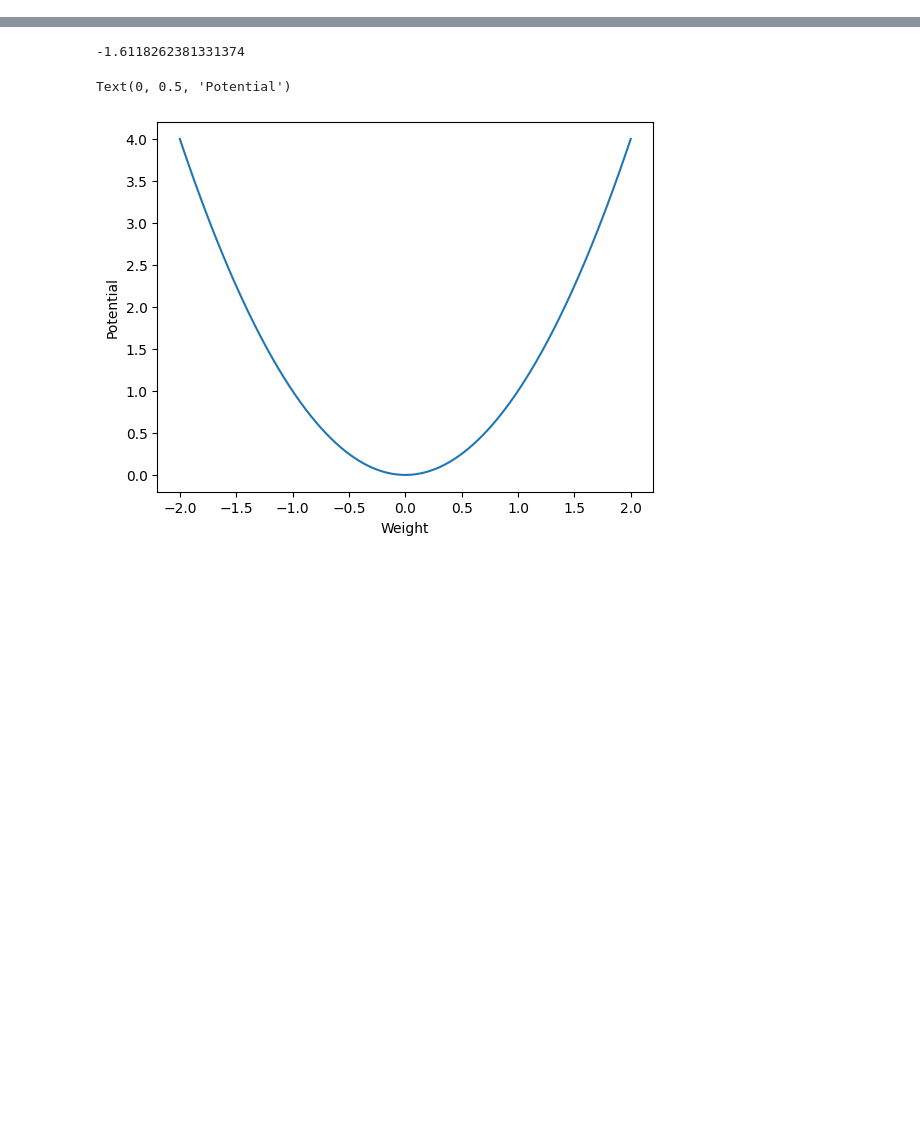
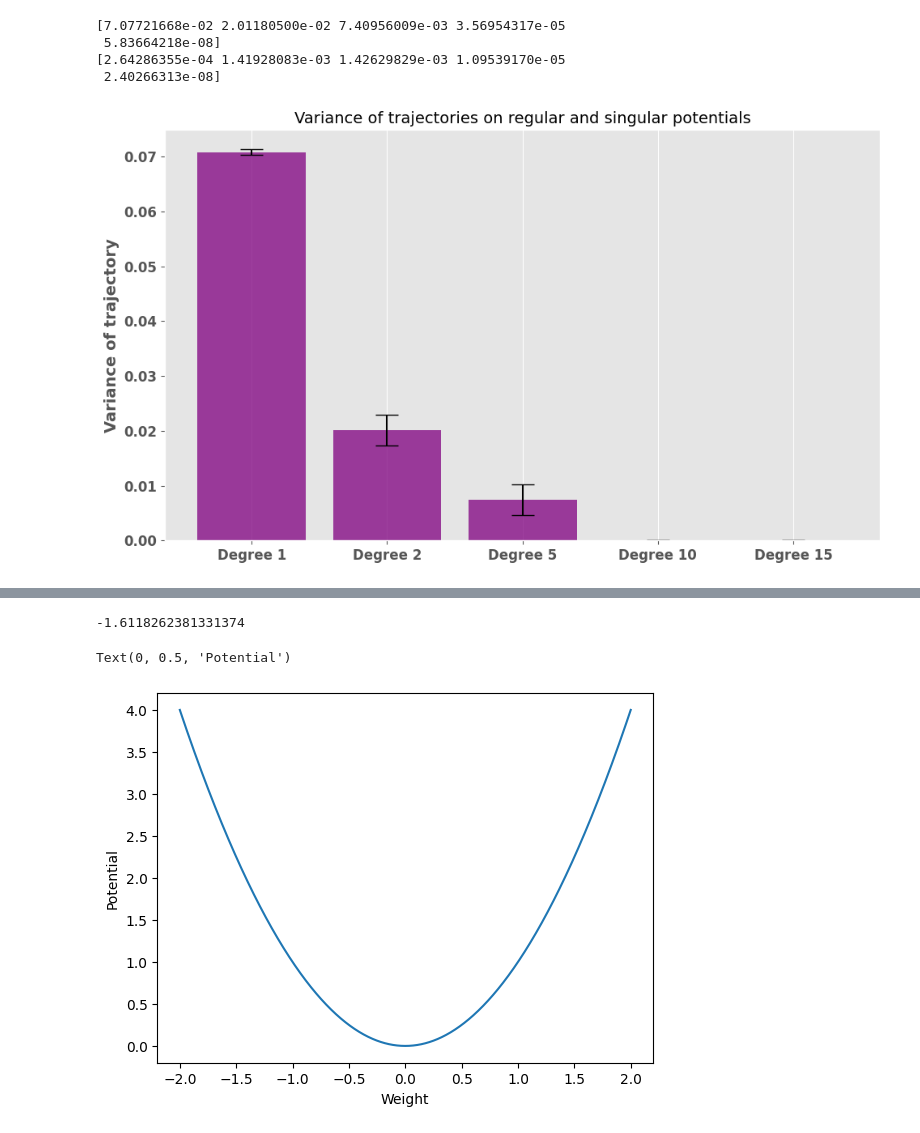
Before and after one commit to gcorlouer/sgd_on_singularities, a Jupyter notebook: experiments/sgd1d_convergence.ipynb, the cells around one changed output, grey strips where cells are left out. Drawn from its saved outputs; the diff is of its cells as text; code cells hidden in the pictures; blank space fills up the shorter version.

```diff
--- a/experiments/sgd1d_convergence.ipynb
+++ b/experiments/sgd1d_convergence.ipynb
@@ -210,3 +179,34 @@ plt.legend()
+# %%
+# Look at the fluctuations of trajectories with different degrees
+from scipy.stats import sem
+var_traj = np.std(traj,axis=-1)
+mvar_traj = np.mean(var_traj, axis=-1)
+sem_var = sem(var_traj,axis=-1)
+print(mvar_traj)
+print(sem_var)
+
+# Calculate confidence intervals
+conf_interval = 1.96 * sem_var
+
+# Bar plot settings
+labels = [f"Degree {i}" for i in deg]
+x = np.arange(len(labels))
+
+plt.figure(figsize=(10, 6))
+plt.bar(x, mvar_traj, yerr=conf_interval, align='center', alpha=0.75, color='purple', capsize=10)
+plt.xticks(x, labels)
+plt.ylabel('Variance of trajectory')
+plt.title('Variance of trajectories on regular and singular potentials')
+plt.grid(axis='y')
+
+plt.tight_layout()
+plt.show()
+# %% [output]
+[7.07721668e-02 2.01180500e-02 7.40956009e-03 3.56954317e-05
+ 5.83664218e-08]
+[2.64286355e-04 1.41928083e-03 1.42629829e-03 1.09539170e-05
+ 2.40266313e-08]
+[figure, added]
 # %%
 # Look at the "stationary" distribution of trajectories
 
```
Also changed, not shown: parts of 9 cells of this notebook, 4 other files.
